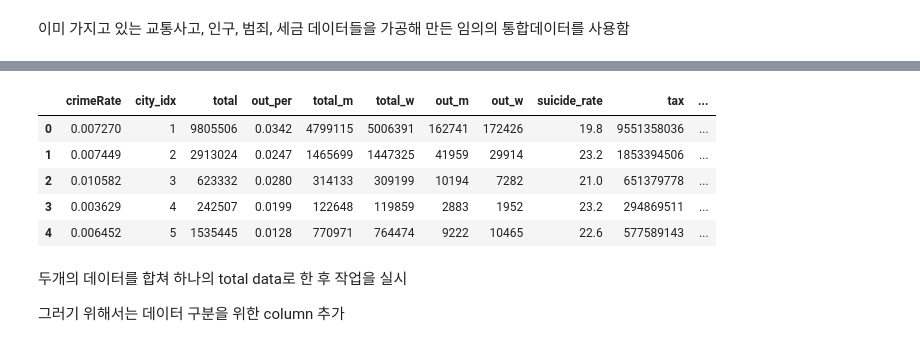
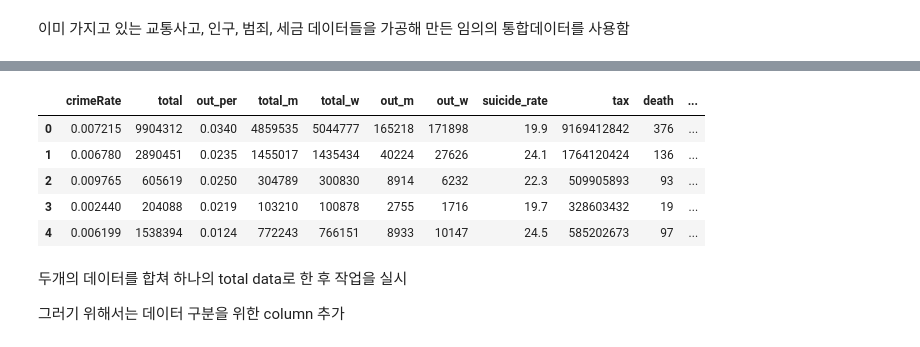
Before and after one commit to pci2676/db_pjt, a Jupyter notebook: DBP_ds.ipynb, the cells around one changed output, grey strips where cells are left out. Cells and saved outputs as stored; diff of their text form; code cells hidden in the pictures.

```diff
--- a/DBP_ds.ipynb
+++ b/DBP_ds.ipynb
@@ -50,12 +72,12 @@ data_2016=  pd.read_csv('./data/통합/여기있는거쓰렴/2016통합.csv', en
 # %%
-data_2016.head()
+data_2015.head()
 # %% [output]
-|  | crimeRate | city_idx | total | out_per | total_m | total_w | out_m | out_w | suicide_rate | tax | ... |
-| 0 | 0.007270 | 1 | 9805506 | 0.0342 | 4799115 | 5006391 | 162741 | 172426 | 19.8 | 9551358036 | ... |
-| 1 | 0.007449 | 2 | 2913024 | 0.0247 | 1465699 | 1447325 | 41959 | 29914 | 23.2 | 1853394506 | ... |
-| 2 | 0.010582 | 3 | 623332 | 0.0280 | 314133 | 309199 | 10194 | 7282 | 21.0 | 651379778 | ... |
-| 3 | 0.003629 | 4 | 242507 | 0.0199 | 122648 | 119859 | 2883 | 1952 | 23.2 | 294869511 | ... |
-| 4 | 0.006452 | 5 | 1535445 | 0.0128 | 770971 | 764474 | 9222 | 10465 | 22.6 | 577589143 | ... |
+|  | crimeRate | total | out_per | total_m | total_w | out_m | out_w | suicide_rate | tax | death | ... |
+| 0 | 0.007215 | 9904312 | 0.0340 | 4859535 | 5044777 | 165218 | 171898 | 19.9 | 9169412842 | 376 | ... |
+| 1 | 0.006780 | 2890451 | 0.0235 | 1455017 | 1435434 | 40224 | 27626 | 24.1 | 1764120424 | 136 | ... |
+| 2 | 0.009765 | 605619 | 0.0250 | 304789 | 300830 | 8914 | 6232 | 22.3 | 509905893 | 93 | ... |
+| 3 | 0.002440 | 204088 | 0.0219 | 103210 | 100878 | 2755 | 1716 | 19.7 | 328603432 | 19 | ... |
+| 4 | 0.006199 | 1538394 | 0.0124 | 772243 | 766151 | 8933 | 10147 | 24.5 | 585202673 | 97 | ... |
 # %% [markdown]
 두개의 데이터를 합쳐 하나의 total data로 한 후 작업을 실시
 
```
Also changed, not shown: parts of 5 cells of this notebook, 1 other file.
